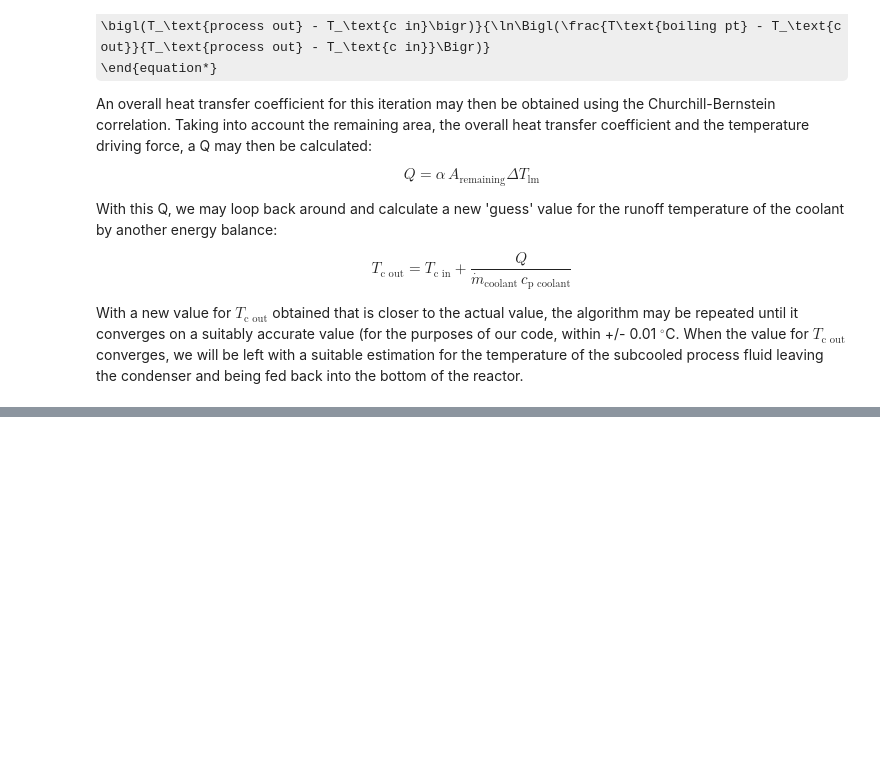
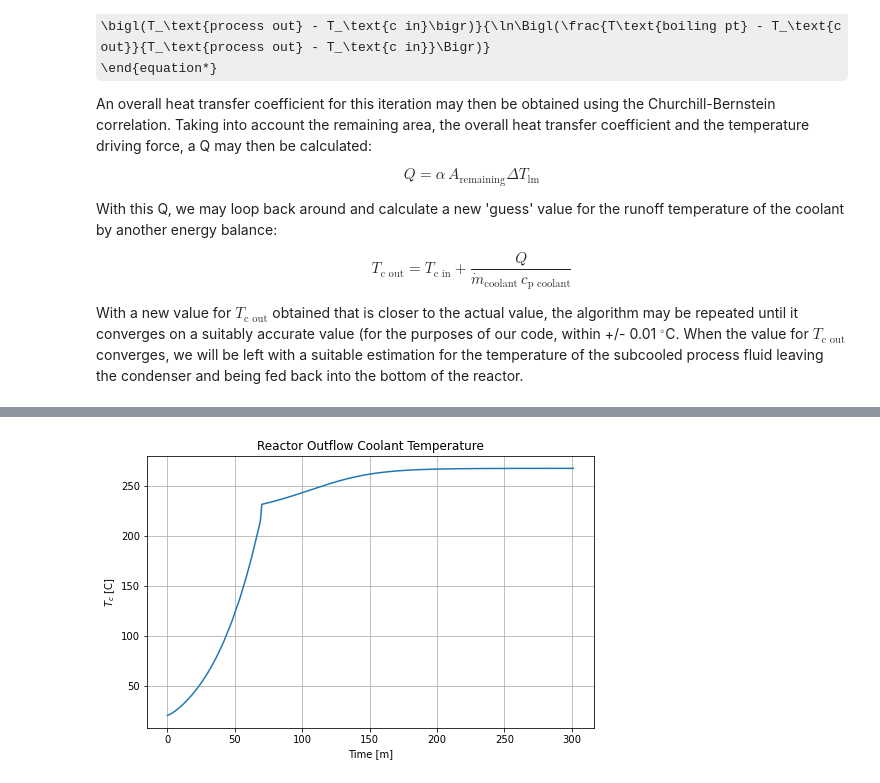
Before and after one commit to dpploy/scipy-2021, a Jupyter notebook: poster.ipynb, the cells around one changed output, grey strips where cells are left out. Cells and saved outputs as stored; diff of their text form; code cells hidden in the pictures; some formulas as TeX source; blank space fills up the shorter version.

```diff
--- a/poster.ipynb
+++ b/poster.ipynb
@@ -620,0 +749,8 @@ _____________________________________________________________________________
+# %%
+(quant, time_unit) = reactor.coolant_outflow_phase.get_quantity_history('temp')
+quant.plot(x_scaling=1/unit.minute, y_shift=273.15,
+           x_label='Time [m]',
+           y_label=quant.latex_name+' [C]')
+plt.grid()
+# %% [output]
+[figure, added]
```
Also changed, not shown: parts of 50 cells of this notebook.
